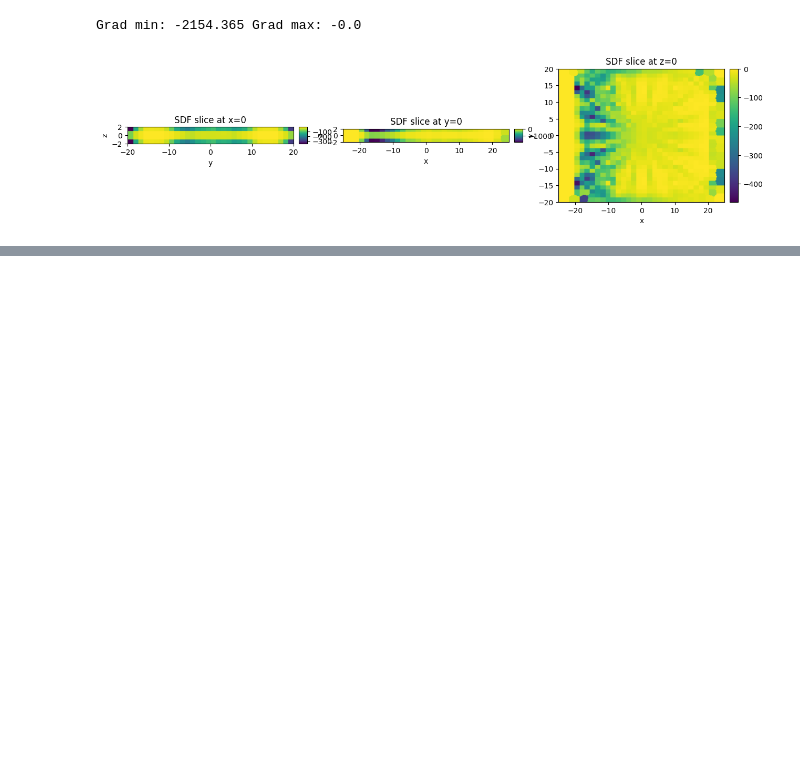
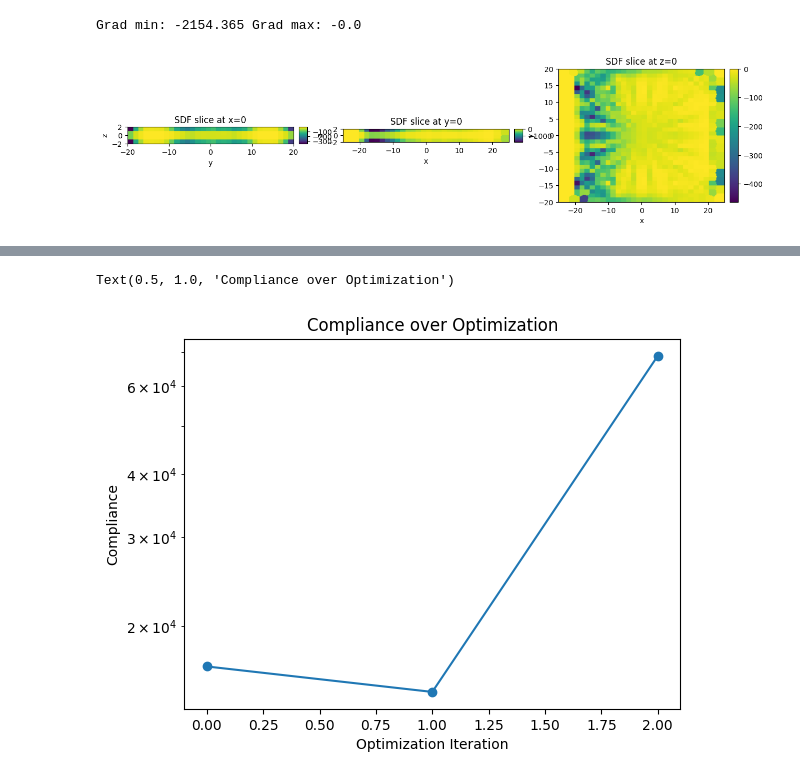
Before and after one commit to pasteurlabs/tesseract-jax, a Jupyter notebook: examples/ansys/optim_grid.ipynb, the cells around one changed output, grey strips where cells are left out. Drawn from its saved outputs; the diff is of its cells as text; code cells hidden in the pictures; blank space fills up the shorter version.

```diff
--- a/examples/ansys/optim_grid.ipynb
+++ b/examples/ansys/optim_grid.ipynb
@@ -753,5 +788,38 @@ def loss(
 # %%
-grad_loss = jax.grad(loss)
-print(rho.shape)
-grad = grad_loss(init_diffable_paramas)
+import optax
+
+n_steps = 3
+# strong learning rate decay
+schedule = optax.exponential_decay(
+    init_value=0.1, transition_steps=n_steps, decay_rate=0.9, staircase=False
+)
+optmizer = optax.adam(learning_rate=schedule)
+opt_state = optmizer.init(init_diffable_params)
+
+params = init_diffable_params.copy()
+loss_hist = []
+params_hist = []
+
+grad_fn = jax.value_and_grad(loss, has_aux=True)
+
+aux_hist = []
+
+for i in range(n_steps):
+    (loss_value, aux), grads = grad_fn(params)
+    aux_hist.append(aux)
+
+    print(grads)
+    print(params)
+
+    updates, opt_state = optmizer.update(
+        grads, opt_state, params, value=loss_value, grad=grads, value_fn=loss
+    )
+    params = optax.apply_updates(params, updates)
+
+    params = params.at[..., 0].set(init_diffable_params[..., 0])  # fix x-coordinates
+
+    loss_hist.append(loss_value)
+    params_hist.append(params)
+
+    print(f"Iteration {i + 1}, Loss: {loss_value:.2f}")
 # %% [output]
@@ -775,0 +918,9 @@ grad = grad_loss(init_diffable_paramas)
+# %%
+plt.plot(loss_hist, marker="o")
+plt.yscale("log")
+plt.xlabel("Optimization Iteration")
+plt.ylabel("Compliance")
+plt.title("Compliance over Optimization")
+# %% [output]
+Text(0.5, 1.0, 'Compliance over Optimization')
+[figure, added]
```
Also changed, not shown: parts of 12 cells of this notebook, 2 other files.
